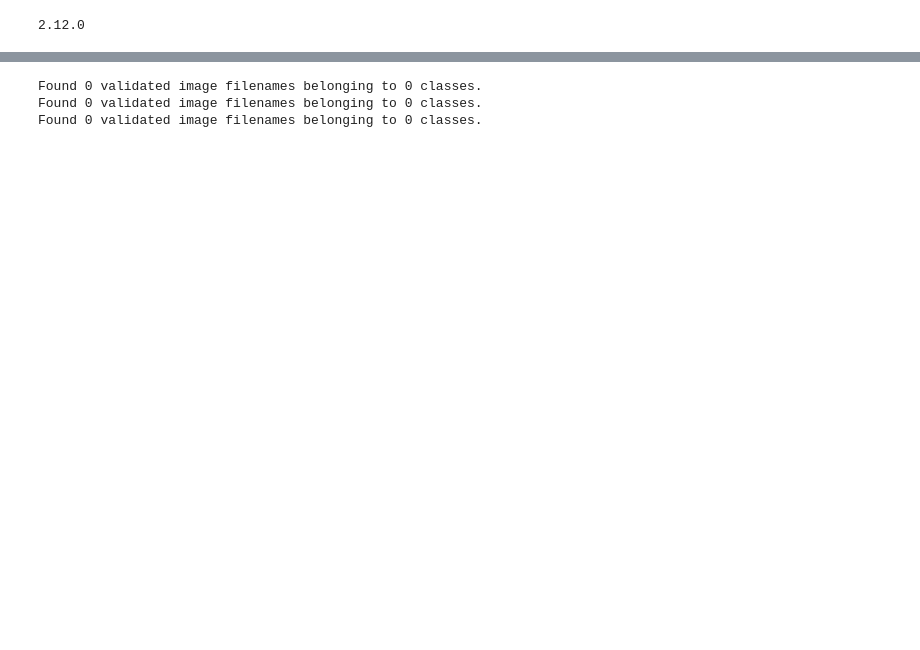
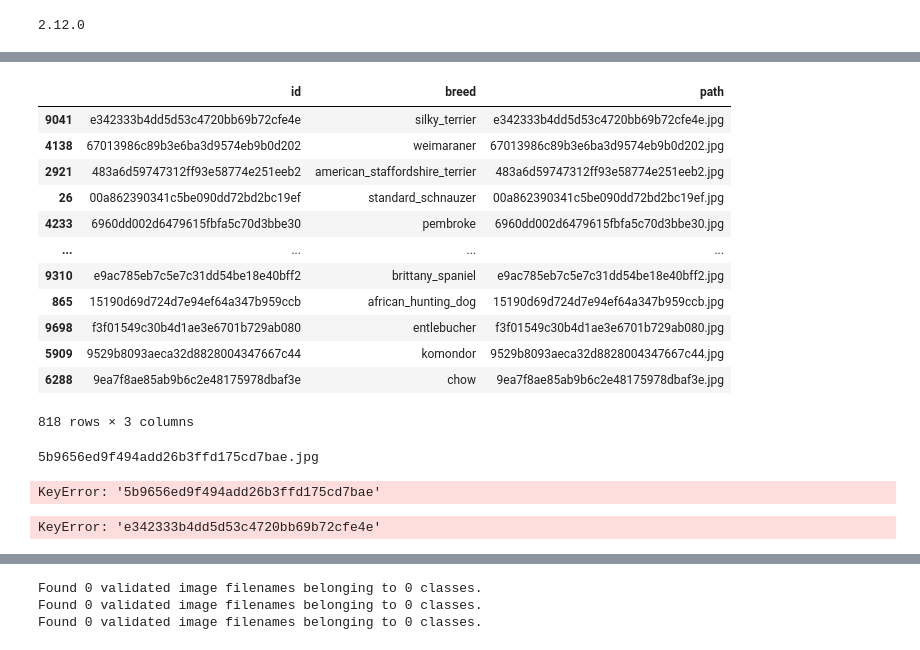
Before and after one commit to matthewjchin/dogbreedclassification, a Jupyter notebook: dog_breed_class.ipynb, the cells around one changed output, grey strips where cells are left out. Saved outputs shown, nothing was run; the diff lists cells and outputs as text; code cells hidden in the pictures; blank space fills up the shorter version.

```diff
--- a/dog_breed_class.ipynb
+++ b/dog_breed_class.ipynb
@@ -377,0 +563,16 @@ os.getcwd()
+# %%
+valid_set
+# %% [output]
+|  | id | breed | path |
+| 9041 | e342333b4dd5d53c4720bb69b72cfe4e | silky_terrier | e342333b4dd5d53c4720bb69b72cfe4e.jpg |
+| 4138 | 67013986c89b3e6ba3d9574eb9b0d202 | weimaraner | 67013986c89b3e6ba3d9574eb9b0d202.jpg |
+| 2921 | 483a6d59747312ff93e58774e251eeb2 | american_staffordshire_terrier | 483a6d59747312ff93e58774e251eeb2.jpg |
+| 26 | 00a862390341c5be090dd72bd2bc19ef | standard_schnauzer | 00a862390341c5be090dd72bd2bc19ef.jpg |
+| 4233 | 6960dd002d6479615fbfa5c70d3bbe30 | pembroke | 6960dd002d6479615fbfa5c70d3bbe30.jpg |
+| ... | ... | ... | ... |
+| 9310 | e9ac785eb7c5e7c31dd54be18e40bff2 | brittany_spaniel | e9ac785eb7c5e7c31dd54be18e40bff2.jpg |
+| 865 | 15190d69d724d7e94ef64a347b959ccb | african_hunting_dog | 15190d69d724d7e94ef64a347b959ccb.jpg |
+| 9698 | f3f01549c30b4d1ae3e6701b729ab080 | entlebucher | f3f01549c30b4d1ae3e6701b729ab080.jpg |
+| 5909 | 9529b8093aeca32d8828004347667c44 | komondor | 9529b8093aeca32d8828004347667c44.jpg |
+| 6288 | 9ea7f8ae85ab9b6c2e48175978dbaf3e | chow | 9ea7f8ae85ab9b6c2e48175978dbaf3e.jpg |
+818 rows × 3 columns
@@ -377,0 +592,50 @@ os.getcwd()
+# %%
+# Get train images and transfer into folders
+import shutil
+pull_path = 'dog-breed-identification'
+
+for image in train_ids:
+
+    # the id in the csv file does not have the .tif extension therefore we add it here
+    fname = image + '.jpg'
+    print(fname)
+    # get the label for a certain image
+    target = labels.loc[image,'path']
+
+    # these must match the folder names
+    if target == fname:
+        label = 'matched'
+    else:
+        label = 'not_matched'
+
+    # source path to image data path
+    src = os.path.join(pull_path, 'train', fname)
+    # destination path to image
+    dst = os.path.join(train_dir, label, fname)
+    # copy the image from the source to the destination
+    shutil.copyfile(src, dst)
+# %% [output]
+5b9656ed9f494add26b3ffd175cd7bae.jpg
+KeyError: '5b9656ed9f494add26b3ffd175cd7bae'
+# %%
+for image in valid_ids:
+
+    # the id in the csv file does not have the .tif extension therefore we add it here
+    fname = image + '.jpg'
+    # get the label for a certain image
+    target = labels.loc[image,'path']
+
+    # these must match the folder names
+    if target == fname:
+        label = 'matched'
+    else:
+        label = 'not_matched'
+
+    # source path to image data path
+    src = os.path.join(pull_path, 'train', fname)
+    # destination path to image
+    dst = os.path.join(train_dir, label, fname)
+    # copy the image from the source to the destination
+    shutil.copyfile(src, dst)
+# %% [output]
+KeyError: 'e342333b4dd5d53c4720bb69b72cfe4e'
```
Also changed, not shown: parts of 25 cells of this notebook.
